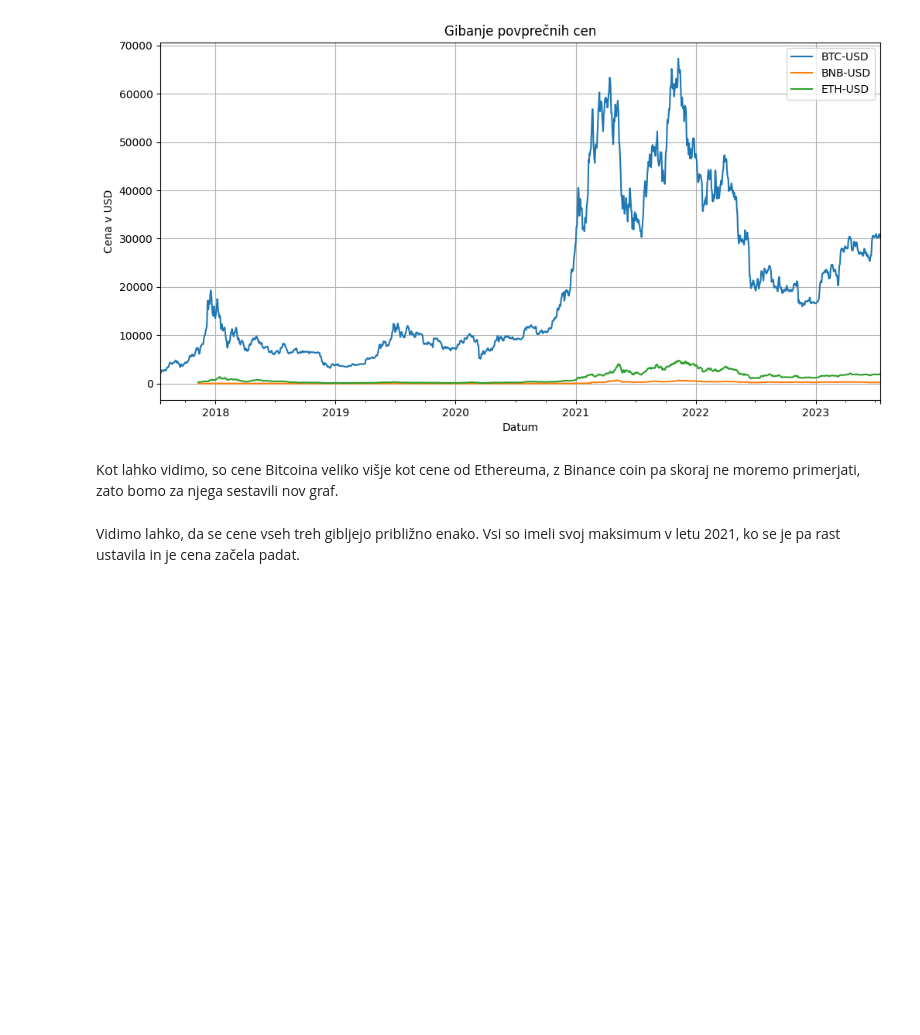
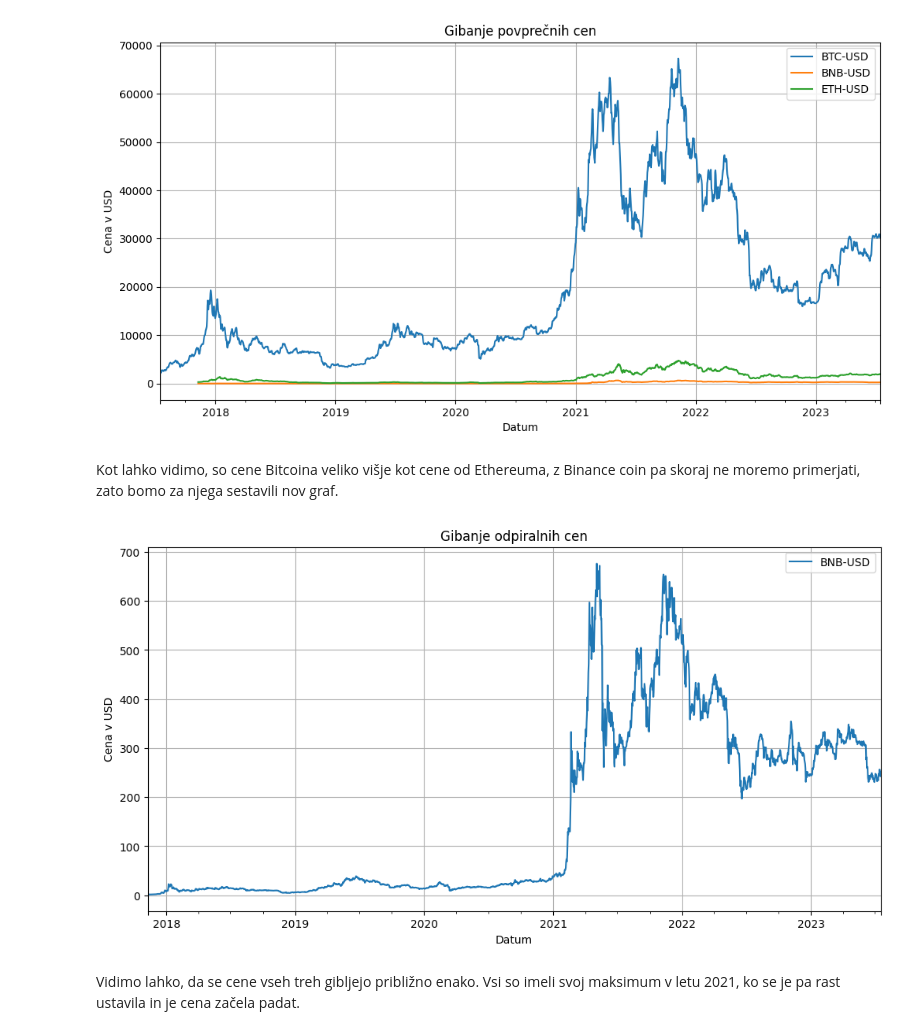
Before and after one commit to zanlukakolaric/UVP-PROJEKTNA1, a Jupyter notebook: glavna_datoteka.ipynb, the cells around one changed output. Drawn from its saved outputs; the diff is of its cells as text; code cells hidden in the pictures; blank space fills up the shorter version.

Commit message:
Dodal funkcije

```diff
--- a/glavna_datoteka.ipynb
+++ b/glavna_datoteka.ipynb
@@ -165,6 +168,11 @@ graf_povprecnih_cen(podatki_o_kriptovalutah)
 [figure]
 # %% [markdown]
 Kot lahko vidimo, so cene Bitcoina veliko višje kot cene od Ethereuma, z Binance coin pa skoraj ne moremo primerjati, zato bomo za njega sestavili nov graf.
+# %%
+from funkcije import graf_odpiralnih_cen_BNB
+graf_odpiralnih_cen_BNB(podatki_o_kriptovalutah)
+# %% [output]
+[figure, added]
 # %% [markdown]
 Vidimo lahko, da se cene vseh treh gibljejo približno enako. Vsi so imeli svoj maksimum v letu 2021, ko se je pa rast ustavila in je cena začela padat.
 # %% [markdown]
```
Also changed, not shown: parts of 1 cell of this notebook, 3 other files.
